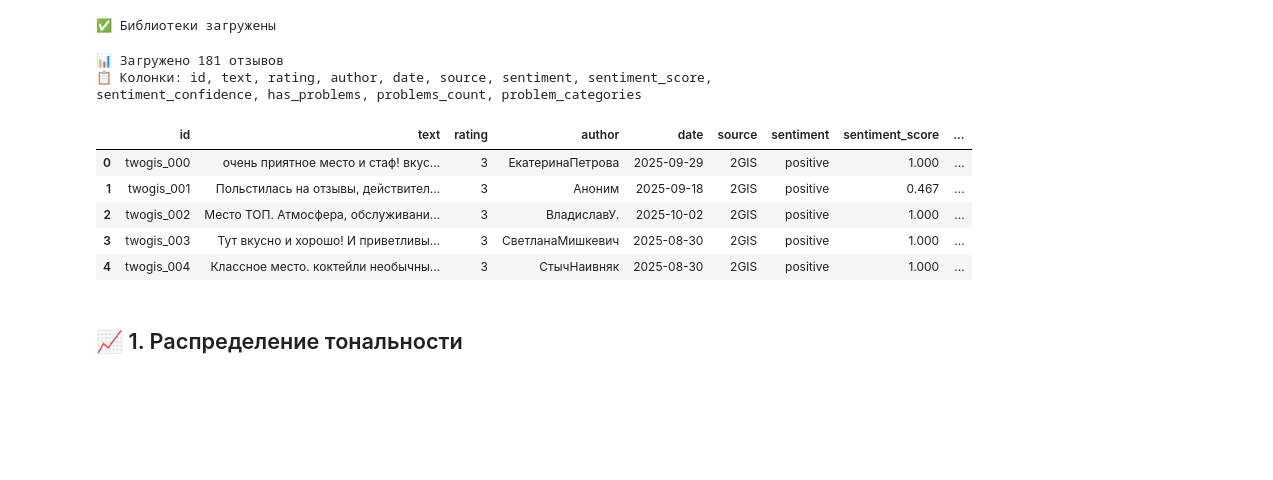
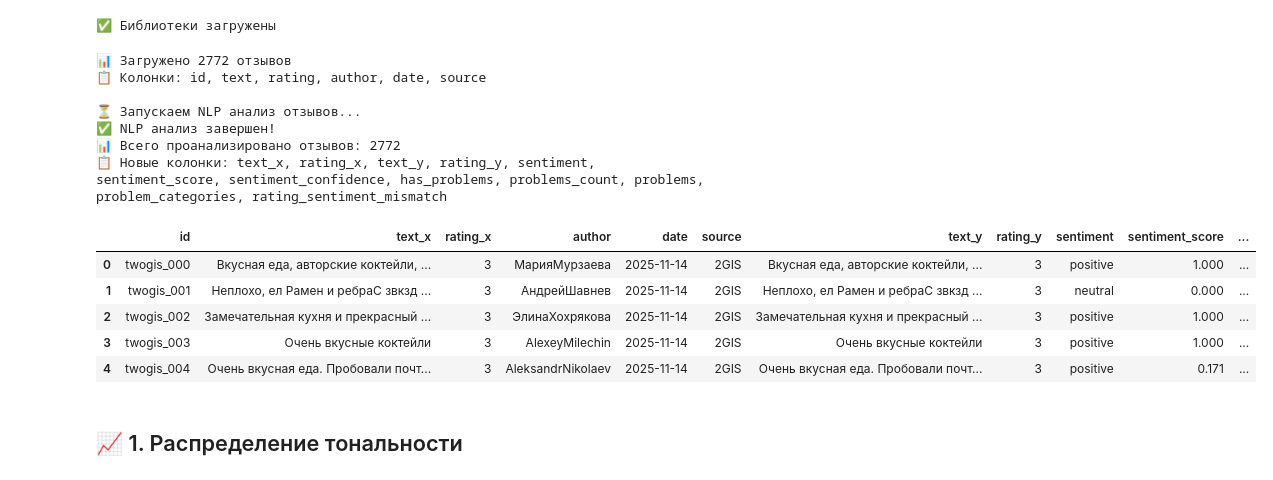
Before and after one commit to IgOrPiNgViN/BrandTrackerAI, a Jupyter notebook: docs/nlp_visualization.ipynb, the cells around one changed output. Drawn from its saved outputs; the diff is of its cells as text; code cells hidden in the pictures; blank space fills up the shorter version.

```diff
--- a/docs/nlp_visualization.ipynb
+++ b/docs/nlp_visualization.ipynb
@@ -21,27 +21,57 @@ plt.rcParams['font.family'] = 'DejaVu Sans'
 print("✅ Библиотеки загружены")
 # %% [output]
 ✅ Библиотеки загружены
-# %%
-# Загрузка данных
-# Измените путь на ваш файл с результатами анализа
-# Путь относительно корня проекта (ноутбук находится в docs/)
-df = pd.read_csv('../data/all_reviews.csv', encoding='utf-8-sig')
-
-# Если у вас есть файл с результатами анализа, используйте его:
-# df = pd.read_csv('../data/analyzed_reviews.csv', encoding='utf-8-sig')
-
-print(f"📊 Загружено {len(df)} отзывов")
-print(f"📋 Колонки: {', '.join(df.columns)}")
-df.head()
-# %% [output]
-📊 Загружено 181 отзывов
-📋 Колонки: id, text, rating, author, date, source, sentiment, sentiment_score, sentiment_confidence, has_problems, problems_count, problem_categories
-|  | id | text | rating | author | date | source | sentiment | sentiment_score | ... |
-| 0 | twogis_000 | очень приятное место и стаф! вкус... | 3 | ЕкатеринаПетрова | 2025-09-29 | 2GIS | positive | 1.000 | ... |
-| 1 | twogis_001 | Польстилась на отзывы, действител... | 3 | Аноним | 2025-09-18 | 2GIS | positive | 0.467 | ... |
-| 2 | twogis_002 | Место ТОП. Атмосфера, обслуживани... | 3 | ВладиславУ. | 2025-10-02 | 2GIS | positive | 1.000 | ... |
-| 3 | twogis_003 | Тут вкусно и хорошо! И приветливы... | 3 | СветланаМишкевич | 2025-08-30 | 2GIS | positive | 1.000 | ... |
-| 4 | twogis_004 | Классное место. коктейли необычны... | 3 | СтычНаивняк | 2025-08-30 | 2GIS | positive | 1.000 | ... |
+# %%
+# Загрузка данных
+# Путь относительно корня проекта (ноутбук находится в docs/)
+import os
+import sys
+
+# Добавляем корневую папку проекта в путь
+project_root = os.path.abspath(os.path.join(os.getcwd(), '..'))
+if project_root not in sys.path:
+    sys.path.insert(0, project_root)
+
+# Загружаем исходные данные
+df = pd.read_csv('../data/all_reviews.csv', encoding='utf-8-sig')
+
+print(f"📊 Загружено {len(df)} отзывов")
+print(f"📋 Колонки: {', '.join(df.columns)}")
+
+# Запускаем NLP анализ
+print("\n⏳ Запускаем NLP анализ отзывов...")
+from nlp.review_analyzer import ReviewAnalyzer
+
+analyzer = ReviewAnalyzer()
+
+# Проверяем наличие колонки 'rating'
+rating_col = 'rating' if 'rating' in df.columns else None
+
+# Запускаем анализ (результаты хранятся только в памяти)
+df_analyzed = analyzer.analyze_dataframe(df, text_column='text', rating_column=rating_col, n_jobs=4)
+
+# Объединяем результаты анализа с исходным DataFrame
+df = df.reset_index().merge(df_analyzed, left_on='index', right_on='original_index', how='left').drop(columns=['index', 'original_index'])
+
+print(f"✅ NLP анализ завершен!")
+print(f"📊 Всего проанализировано отзывов: {len(df)}")
+print(f"📋 Новые колонки: {', '.join([col for col in df.columns if col not in ['id', 'text', 'rating', 'author', 'date', 'source']])}")
+
+df.head()
+# %% [output]
+📊 Загружено 2772 отзывов
+📋 Колонки: id, text, rating, author, date, source
+
+⏳ Запускаем NLP анализ отзывов...
+✅ NLP анализ завершен!
+📊 Всего проанализировано отзывов: 2772
+📋 Новые колонки: text_x, rating_x, text_y, rating_y, sentiment, sentiment_score, sentiment_confidence, has_problems, problems_count, problems, problem_categories, rating_sentiment_mismatch
+|  | id | text_x | rating_x | author | date | source | text_y | rating_y | sentiment | sentiment_score | ... |
+| 0 | twogis_000 | Вкусная еда, авторские коктейли, ... | 3 | МарияМурзаева | 2025-11-14 | 2GIS | Вкусная еда, авторские коктейли, ... | 3 | positive | 1.000 | ... |
+| 1 | twogis_001 | Неплохо, ел Рамен и ребраС звкзд ... | 3 | АндрейШавнев | 2025-11-14 | 2GIS | Неплохо, ел Рамен и ребраС звкзд ... | 3 | neutral | 0.000 | ... |
+| 2 | twogis_002 | Замечательная кухня и прекрасный ... | 3 | ЭлинаХохрякова | 2025-11-14 | 2GIS | Замечательная кухня и прекрасный ... | 3 | positive | 1.000 | ... |
+| 3 | twogis_003 | Очень вкусные коктейли | 3 | AlexeyMilechin | 2025-11-14 | 2GIS | Очень вкусные коктейли | 3 | positive | 1.000 | ... |
+| 4 | twogis_004 | Очень вкусная еда. Пробовали почт... | 3 | AleksandrNikolaev | 2025-11-14 | 2GIS | Очень вкусная еда. Пробовали почт... | 3 | positive | 0.171 | ... |
 # %% [markdown]
 ## 📈 1. Распределение тональности
 # %%
```
Also changed, not shown: parts of 3 cells of this notebook, 10 other files.
